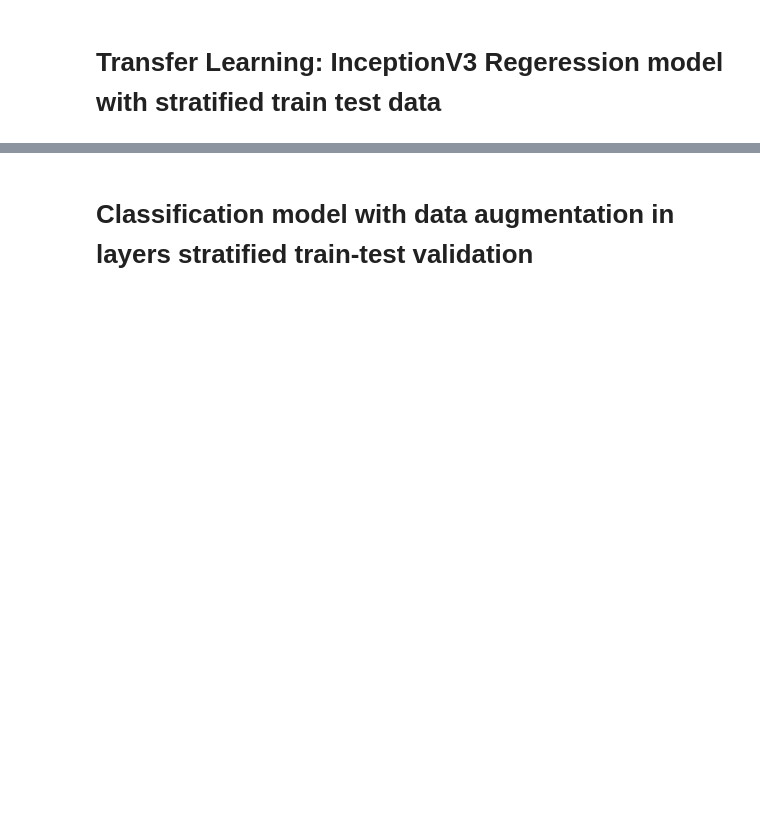
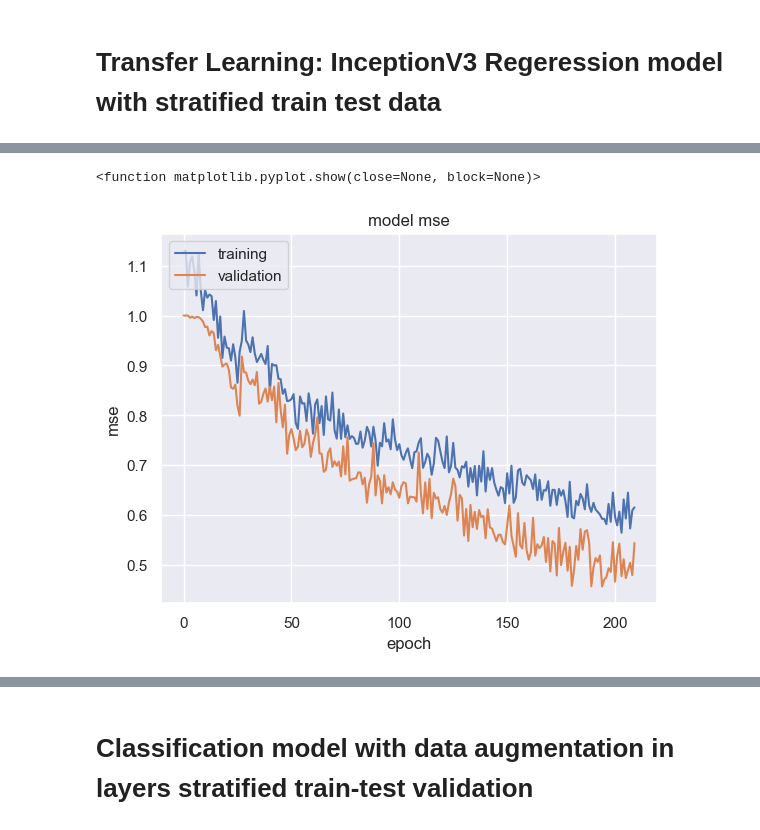
Before and after one commit to RobertGWolf/TDI-CapstoneProject, a Jupyter notebook: TDI-CapstoneProject.ipynb, the cells around one changed output, grey strips where cells are left out. Drawn from its saved outputs; the diff is of its cells as text; code cells hidden in the pictures; blank space fills up the shorter version.

Commit message:
The working model (needs a lot of cleanup)

```diff
--- a/TDI-CapstoneProject.ipynb
+++ b/TDI-CapstoneProject.ipynb
@@ -419,0 +969,15 @@ Epoch 3/5
+# %%
+fig = plt.figure()
+
+ax1 = fig.add_subplot(1,1,1)
+ax1.plot(mse_hist[15:])
+ax1.plot(mse_valid_hist[15:])
+ax1.set_title('model mse')
+ax1.set_xlabel('epoch')
+ax1.set_ylabel('mse')
+ax1.legend(['training', 'validation'], loc = 'upper left')
+
+plt.show
+# %% [output]
+<function matplotlib.pyplot.show(close=None, block=None)>
+[figure, added]
```
Also changed, not shown: parts of 201 cells of this notebook.
